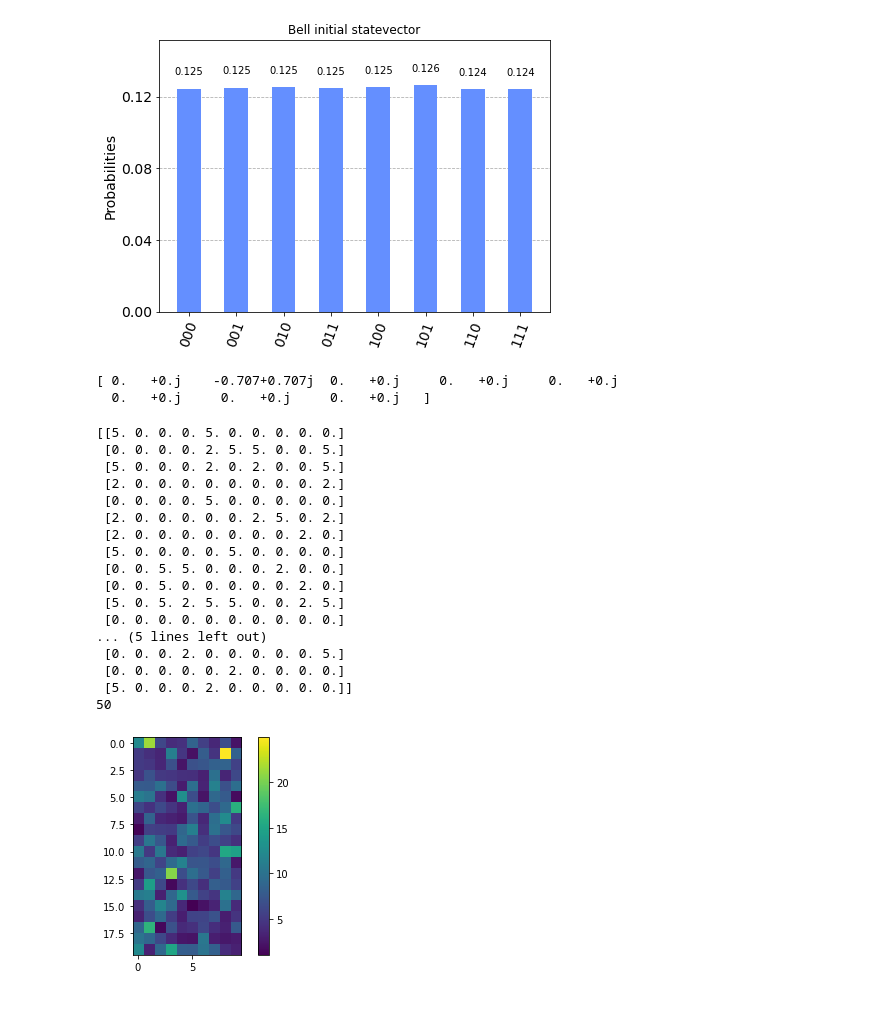
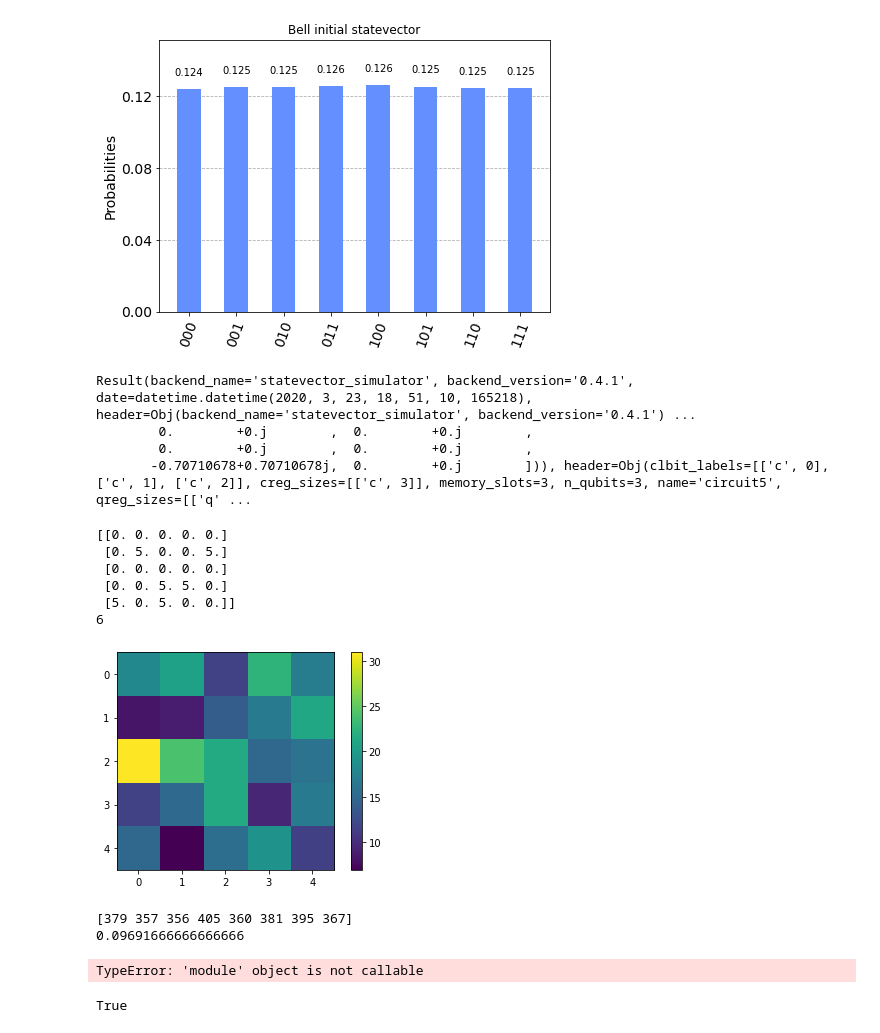
Before and after one commit to XunyiZhao/Quantum_Information_Project, a Jupyter notebook: Untitled.ipynb, the cells around one changed output. Cells and saved outputs as stored; diff of their text form; code cells hidden in the pictures; blank space fills up the shorter version.

```diff
--- a/Untitled.ipynb
+++ b/Untitled.ipynb
@@ -204,16 +206,19 @@ simulator = Aer.get_backend('statevector_simulator')
 
 job = execute(qc, simulator)
 result = job.result()
+print(result)
 outputstate = result.get_statevector(qc, decimals=3)
 print(outputstate)
 # %% [output]
-[ 0.   +0.j    -0.707+0.707j  0.   +0.j     0.   +0.j     0.   +0.j
-  0.   +0.j     0.   +0.j     0.   +0.j   ]
+Result(backend_name='statevector_simulator', backend_version='0.4.1', date=datetime.datetime(2020, 3, 23, 18, 51, 10, 165218), header=Obj(backend_name='statevector_simulator', backend_version='0.4.1') ...
+        0.        +0.j        ,  0.        +0.j        ,
+        0.        +0.j        ,  0.        +0.j        ,
+       -0.70710678+0.70710678j,  0.        +0.j        ])), header=Obj(clbit_labels=[['c', 0], ['c', 1], ['c', 2]], creg_sizes=[['c', 3]], memory_slots=3, n_qubits=3, name='circuit5', qreg_sizes=[['q' ...
 # %%
-ngamma, nbeta = (20, 10)
+ngamma, nbeta = (5,5)
 
-gamma = np.linspace(0, pi*2, ngamma)
-beta = np.linspace(0, pi, nbeta)
+gamma = np.linspace(0, pi*2/40, ngamma)
+beta = np.linspace(0, pi/40, nbeta)
 
 # Select the QasmSimulator from the Aer provider
 simulator = Aer.get_backend('qasm_simulator')
@@ -260,54 +265,66 @@ for i in range(0,ngamma):
         qc.x(1)
         qc.u1(-gamma[i]/2,1)
         qc.cx(1,2)
         qc.x(2)
         qc.u1(gamma[i]/2,2)
         qc.x(2)
         qc.u1(-gamma[i]/2,2)
         qc.cx(1,2)
 
         qc.measure([0,1,2], [0,1,2])
 
 
 
 
 
         # Execute and get counts
         result = execute(qc, simulator, shots=sims).result()
         counts = result.get_counts(qc)
-        plot_histogram(counts, title="Bell initial statevector")
+
+        variance[i,j] = np.sqrt(np.var(np.array(list(counts.values()))))
+
+
+#         plot_histogram(counts, title="Bell initial statevector")
         counts = sorted(counts.items(), key = lambda x:(x[1], x[0]), reverse=True)
         optimal[i,j] = int(counts[0][0],2)
 
 
 
-        for k in range(0,2**3):
-            variance[i,j] = variance[i,j] + ((counts[k][1]-X)**2)*(2**3)/sims
+#         for k in range(0,2**3):
+#             variance[i,j] = variance[i,j] + ((counts[k][1]-X)**2)*(2**3)/sims
+
+
+#print(variance)
+#variance[ (variance/sims <= 0.000) ] = 0
 #print(variance/sims)
-variance[ (variance/sims <= 0.000) ] = 0
-#print(variance/sims)
-optimal[~(optimal == int('010',2)) & ~(optimal == int('101',2))] = 0
+optimal = np.around(optimal)
+optimal[~(optimal == int('010',2)) & ~(optimal == int('101',2))]= 0
 print(optimal)
 print(np.count_nonzero(optimal))
 plt.imshow(variance);
 plt.colorbar()
 plt.show()
 # %% [output]
-[[5. 0. 0. 0. 5. 0. 0. 0. 0. 0.]
- [0. 0. 0. 0. 2. 5. 5. 0. 0. 5.]
- [5. 0. 0. 0. 2. 0. 2. 0. 0. 5.]
- [2. 0. 0. 0. 0. 0. 0. 0. 0. 2.]
- [0. 0. 0. 0. 5. 0. 0. 0. 0. 0.]
- [2. 0. 0. 0. 0. 0. 2. 5. 0. 2.]
- [2. 0. 0. 0. 0. 0. 0. 0. 2. 0.]
- [5. 0. 0. 0. 0. 5. 0. 0. 0. 0.]
- [0. 0. 5. 5. 0. 0. 0. 2. 0. 0.]
- [0. 0. 5. 0. 0. 0. 0. 0. 2. 0.]
- [5. 0. 5. 2. 5. 5. 0. 0. 2. 5.]
- [0. 0. 0. 0. 0. 0. 0. 0. 0. 0.]
-... (5 lines left out)
- [0. 0. 0. 2. 0. 0. 0. 0. 0. 5.]
- [0. 0. 0. 0. 0. 2. 0. 0. 0. 0.]
- [5. 0. 0. 0. 2. 0. 0. 0. 0. 0.]]
-50
+[[0. 0. 0. 0. 0.]
+ [0. 5. 0. 0. 5.]
+ [0. 0. 0. 0. 0.]
+ [0. 0. 5. 5. 0.]
+ [5. 0. 5. 0. 0.]]
+6
-[figure, old version]
+[figure, new version]
+# %%
+counts = result.get_counts(qc)
+print(np.array(list(counts.values())))
+print(np.var(np.array(list(counts.values()))))
+# %% [output]
+[379 357 356 405 360 381 395 367]
+0.09691666666666666
+# %%
+mc = maxcut.max_cut(3, [[0,1], [1,2]])
+mc.draw()
+# %% [output]
+TypeError: 'module' object is not callable
+# %%
+'maxcut' in sys.modules
+# %% [output]
+True
```
Also changed, not shown: parts of 5 cells of this notebook.
